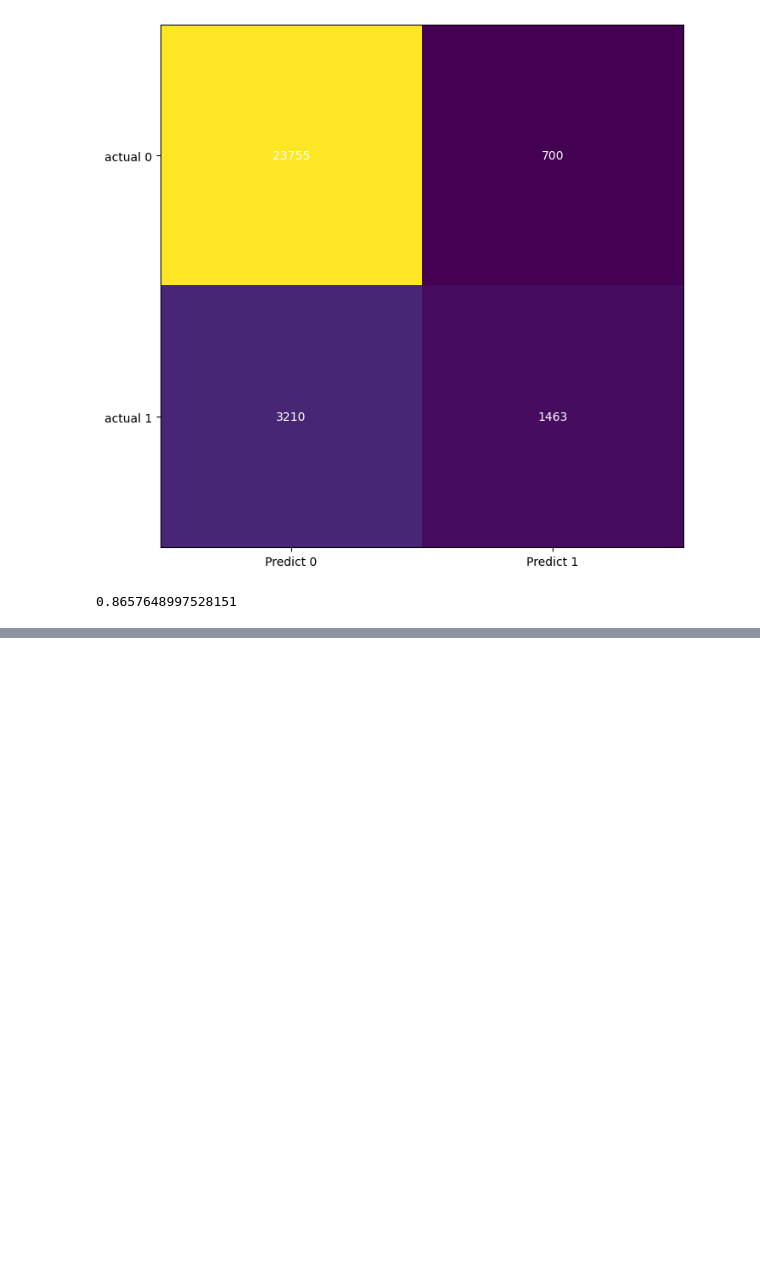
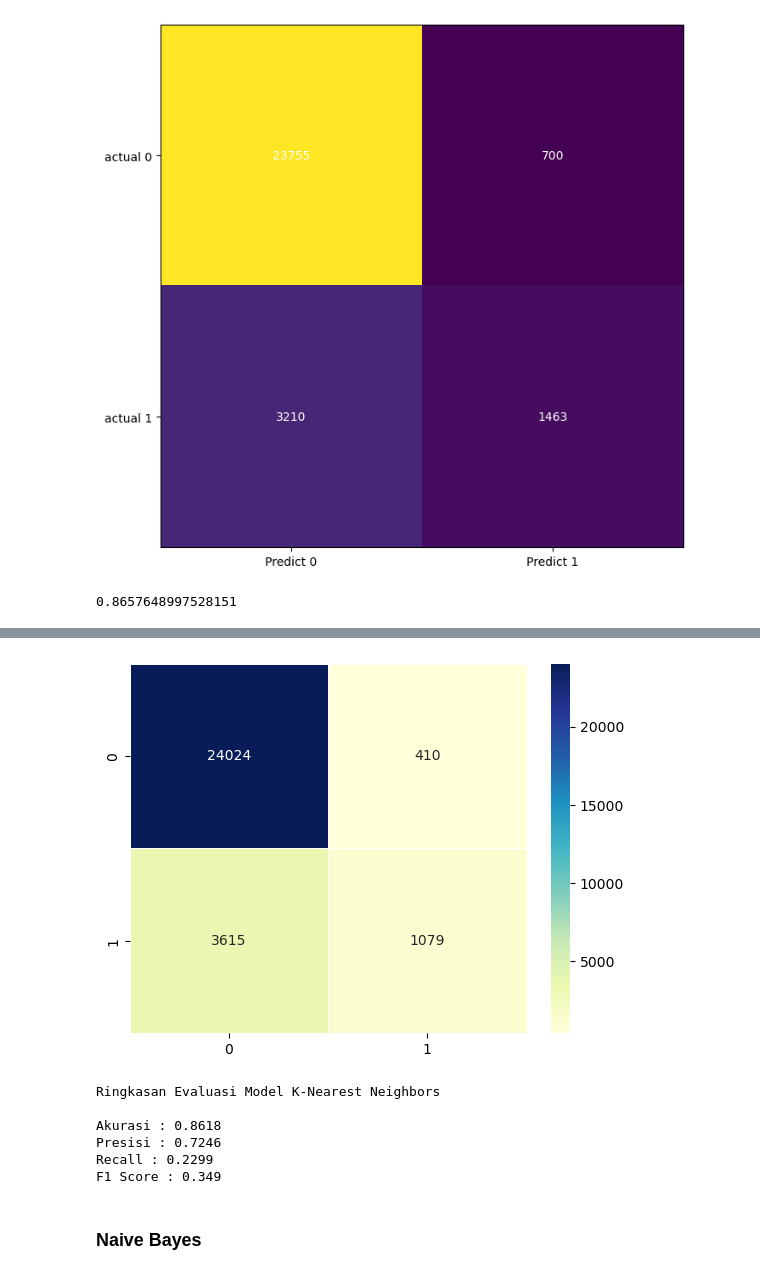
Before and after one commit to qarisp/H8_PYTN-KS08-019, a Jupyter notebook: FinalProject/FinalProject2/Notebook/PYTN_KampusMerdeka_fp2_Qaris Ardian Pratama.ipynb, the cells around one changed output, grey strips where cells are left out. Saved outputs shown, nothing was run; the diff lists cells and outputs as text; code cells hidden in the pictures; blank space fills up the shorter version.

```diff
--- a/FinalProject/FinalProject2/Notebook/PYTN_KampusMerdeka_fp2_Qaris Ardian Pratama.ipynb
+++ b/FinalProject/FinalProject2/Notebook/PYTN_KampusMerdeka_fp2_Qaris Ardian Pratama.ipynb
@@ -947,0 +1167,6 @@ lreg_model.score(X_test, y_test)
+# %%
+# Train the model using the training sets
+knn_model = knn_model.fit(X_train2, y_train2)
+# %%
+# Predict the response for test dataset
+y_pred_knn = knn_model.predict(X_test2)
@@ -947,0 +1190,31 @@ lreg_model.score(X_test, y_test)
+# %%
+cm_knn = confusion_matrix(y_test2, y_pred_knn)
+sns.heatmap(cm_knn, annot=True, fmt="d", linewidths=.5, cmap = 'YlGnBu',)
+
+# Save Plot
+plt.savefig("confusion_matrix_4.png",
+            bbox_inches ="tight",
+            pad_inches = 1,
+            transparent = True,
+            orientation ='landscape')
+
+plt.show()
+# %% [output]
+[figure, added]
+# %%
+#Ringkasan Evaluasi Model K-Nearest Neighbors
+print('Ringkasan Evaluasi Model K-Nearest Neighbors')
+print("")
+print('Akurasi :' ,round(accuracy_score(y_test2, y_pred_knn),4))
+print('Presisi :' ,round(precision_score(y_test2, y_pred_knn),4))
+print('Recall :' ,round(recall_score(y_test2, y_pred_knn),4))
+print('F1 Score :' ,round(f1_score(y_test2, y_pred_knn),4))
+# %% [output]
+Ringkasan Evaluasi Model K-Nearest Neighbors
+
+Akurasi : 0.8618
+Presisi : 0.7246
+Recall : 0.2299
+F1 Score : 0.349
+# %% [markdown]
+### Naive Bayes
```
Also changed, not shown: parts of 45 cells of this notebook, 7 other files.
